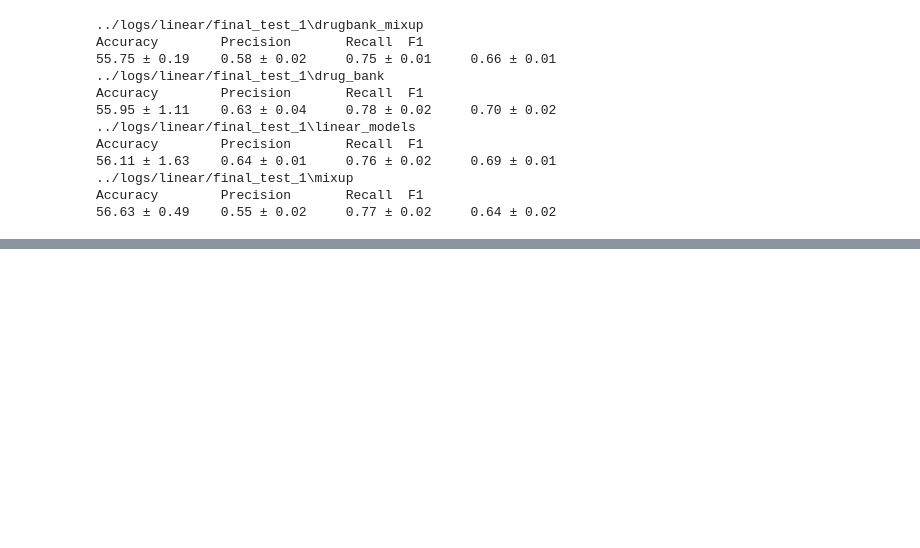
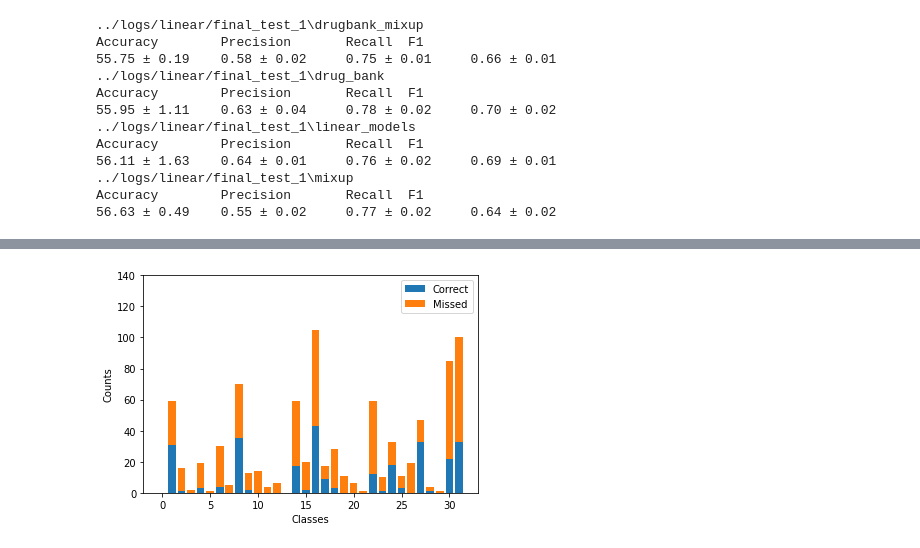
Before and after one commit to XieResearchGroup/PLANS, a Jupyter notebook: notebooks/evaluation.ipynb, the cells around one changed output, grey strips where cells are left out. Cells and saved outputs as stored; diff of their text form; code cells hidden in the pictures; blank space fills up the shorter version.

```diff
--- a/notebooks/evaluation.ipynb
+++ b/notebooks/evaluation.ipynb
@@ -182,0 +190,4 @@ Accuracy        Precision       Recall  F1
+# %%
+tle.plot_classwise_prediction_bars(mask=[0]+[1]*31, save_name=os.path.join(path, "correct_counts_wo_0.png"), ylim=[0, 140])
+# %% [output]
+[figure, added]
```
Also changed, not shown: parts of 4 cells of this notebook.
